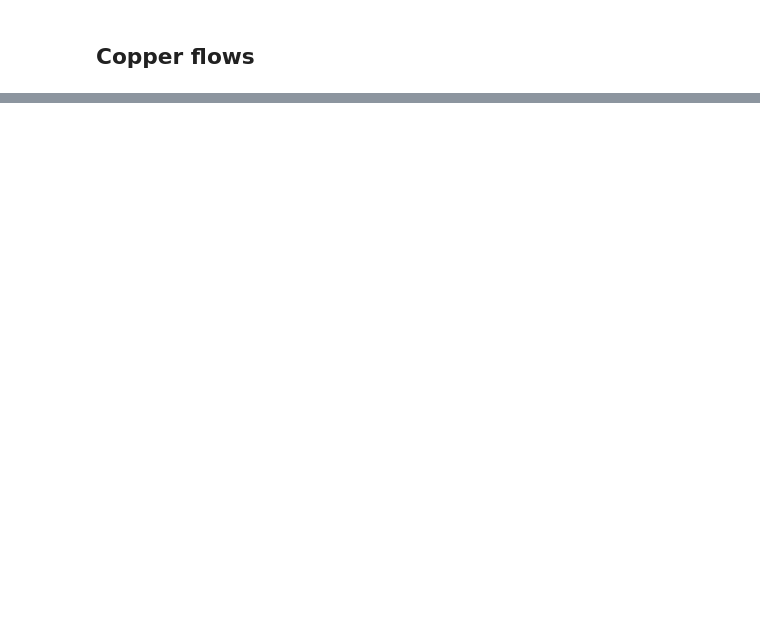
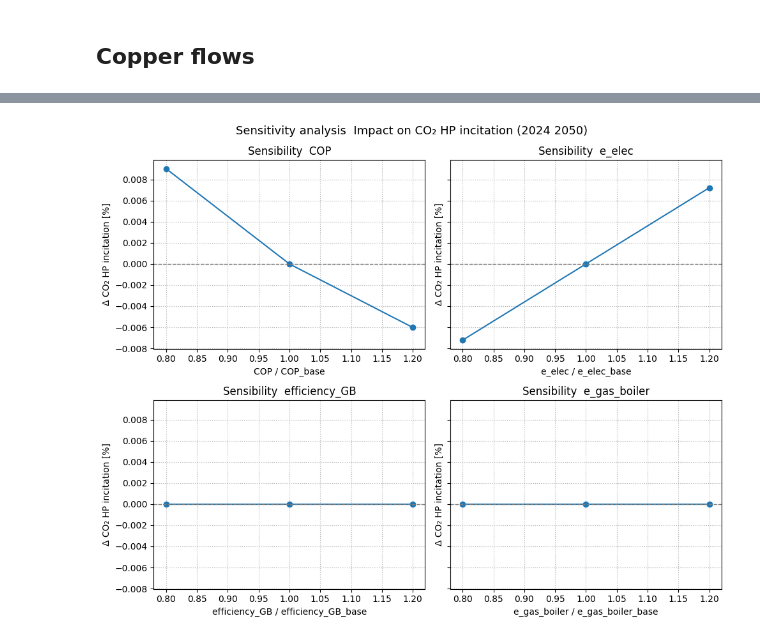
Before and after one commit to Margaux-Ccd/MFA_HeatPumps, a Jupyter notebook: Dynamic_MFA/Dynamic_HP.ipynb, the cells around one changed output, grey strips where cells are left out. Saved outputs shown, nothing was run; the diff lists cells and outputs as text; code cells hidden in the pictures; blank space fills up the shorter version.

```diff
--- a/Dynamic_MFA/Dynamic_HP.ipynb
+++ b/Dynamic_MFA/Dynamic_HP.ipynb
@@ -458,0 +683,25 @@ Copper_GB_i=np.array(GB_DSM.i)*copper_GB-k*np.array(GB_DSM.o)*copper_GB
+# %%
+all_sens = [sens_COP, sens_elec, sens_effGB, sens_gas]
+
+fig, axes = plt.subplots(2, 2, figsize=(10, 8), sharey=True)
+axes = axes.flatten()
+
+for ax, sens in zip(axes, all_sens):
+    param_name = sens["param"]
+    base_val   = sens["base_value"]
+    x_values   = np.array(sens["values"]) / base_val     # normalisation (0.8, 1.0, 1.2)
+    y_rel      = sens["d_CO2_HP_inc"]                    # Δ CO2 HP incitation [%]
+
+    ax.plot(x_values, y_rel, marker="o")
+    ax.axhline(0, color="grey", linestyle="--", linewidth=1)
+    ax.grid(True, linestyle=":")
+
+    ax.set_title(f"Sensibility  {param_name}")
+    ax.set_xlabel(f"{param_name} / {param_name}_base")
+    ax.set_ylabel("Δ CO₂ HP incitation [%]")
+
+fig.suptitle("Sensitivity analysis  Impact on CO₂ HP incitation (2024 2050)", fontsize=13)
+plt.tight_layout()
+plt.show()
+# %% [output]
+[figure, added]
```
Also changed, not shown: parts of 18 cells of this notebook.
